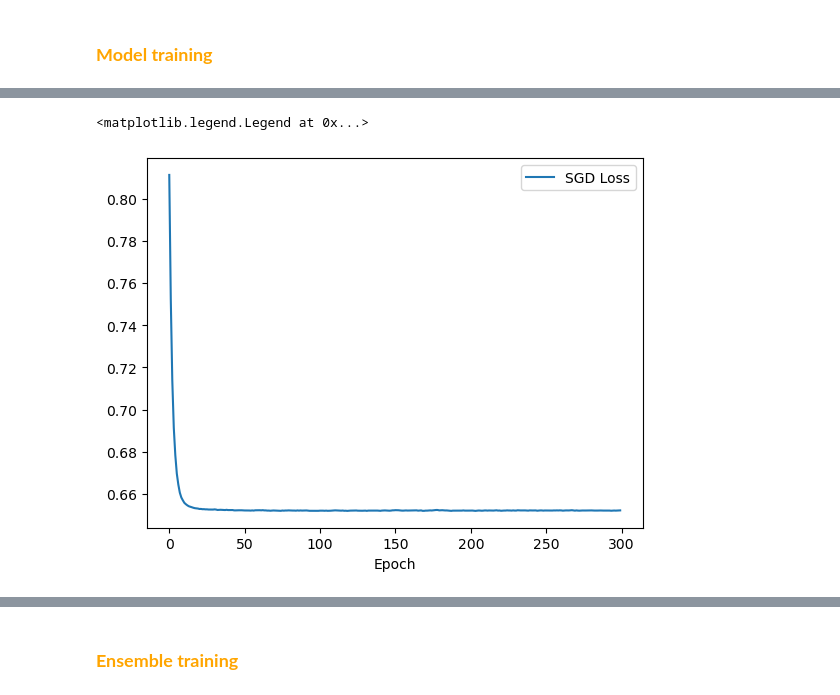
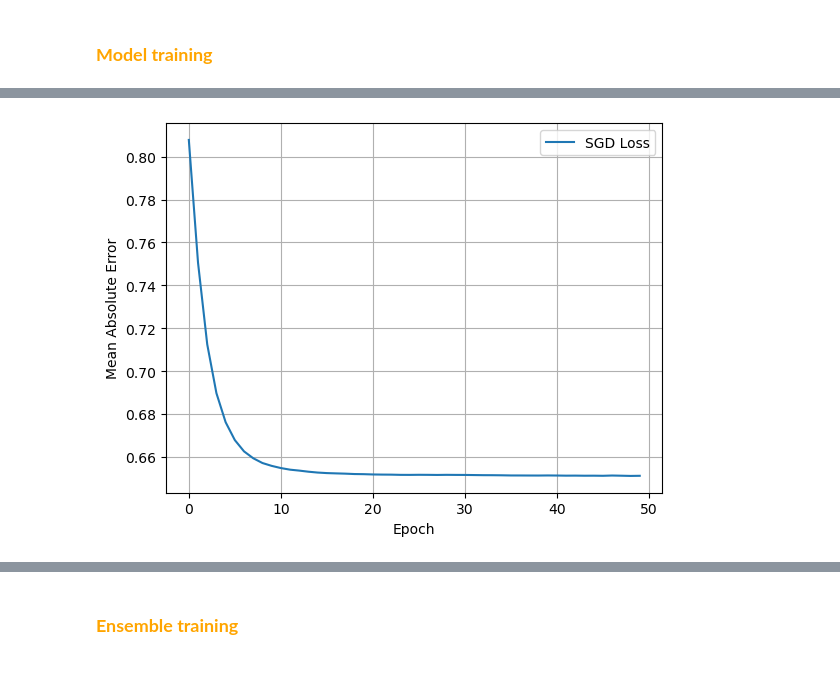
Before and after one commit to Yan-Tavares/ML_Projects, a Jupyter notebook: Final Project/Yan_code.ipynb, the cells around one changed output, grey strips where cells are left out. Saved outputs shown, nothing was run; the diff lists cells and outputs as text; code cells hidden in the pictures.

Commit message:
modified:   Final Project/Yan_code.ipynb 	modified:   Final Project/decision_tree 	modified:   Final Project/decision_tree.pdf

```diff
--- a/Final Project/Yan_code.ipynb
+++ b/Final Project/Yan_code.ipynb
@@ -25,10 +25,10 @@ def convert_education(education):
     education = education.replace('years', '')
 
     if '>16' in education:
-        return 20
+        return 18
 
     if '<9' in education:
-        return 4.5
+        return 6
 
     education = education.split('-')
     education = (float(education[-1])+float(education[0]))/2
@@ -364,12 +374,7 @@ from sklearn.linear_model import SGDRegressor
 
 def train_sgd_regressor(X, Y, params):
     model = SGDRegressor(**params)
-
     epochs = params['max_iter']
-
-    params['warm_start'] = True
-    params['max_iter'] = 1
-
 
     loss_values = []
     for epoch in range(epochs):
@@ -447,14 +454,14 @@ best_model, best_params_KNN =  grid_search(X_train, Y_train, model, param_grid_K
 print("------ Decision Tree Regressor -----")
 param_grid_Tree = {
     'criterion': ['squared_error', 'friedman_mse', 'absolute_error'],
-    'splitter': ['best', 'random'],
-    'max_depth': [10, 20, 30, 40],
+    'splitter': ['random'],
+    'max_depth': [10, 15, 20, 25],
     'min_samples_split': [2, 5, 10],
     'min_samples_leaf': [1, 2, 4, 8],
     'max_features': [None, 'sqrt', 'log2']
 }
 
-model = DecisionTreeRegressor()
+model = DecisionTreeRegressor(random_state=42)
 best_model, best_params_tree =  grid_search(X_train, Y_train, model, param_grid_Tree, cv=5)
 
 ####################################################################
@@ -464,17 +471,10 @@ param_grid_SGD = {
     'alpha': [0.0001, 0.001, 0.01, 0.1],
     'penalty': ['l2', 'l1', 'elasticnet'],
     'learning_rate': ['constant', 'optimal', 'invscaling', 'adaptive'],
-    'eta0': [0.00001,0.0001], 'max_iter': [25,50,100, 200]
+    'eta0': [0.00001,0.0001], 'max_iter': [50,100, 200]
 }
 
-# penaulty = the regularization term to prevent overfitting
-# alpha = the learning rate
-# max_iter = the number of iterations to run the model
-# warm_start = allows the model to continue training from the previous iteration
-# tol = the stopping criterion
-# List to store the loss values
-
-model = SGDRegressor()
+model = SGDRegressor(random_state=42)
 best_model, best_params_SGD =  grid_search(X_train, Y_train, model, param_grid_SGD, cv=5)
 # %% [output]
 ------ KNN Regressor -----
@@ -572,14 +565,16 @@ Val Loss: 0.5876
 ####################################################################
 # ------ SGD Regressor
 print("------ SGD Regressor -----")
-SGD_model, loss_values = train_sgd_regressor(X_train, Y_train, best_params_SGD)
-Y_pred_SGD = SGD_model.predict(X_val)
+SGD_model, training_loss_values_SGD = train_sgd_regressor(X_train, Y_train, best_params_SGD)
+Y_pred_SGD = SGD_model.predict(X_unseen)
 
-loss = mean_absolute_error(Y_val, Y_pred_SGD)
-print(f"Val Loss: {loss:.4f}")
+loss = mean_absolute_error(Y_unseen, Y_pred_SGD)
+print(f"Test Loss: {loss:.4f}")
 
-plt.plot(loss_values, label='SGD Loss')
+plt.plot(training_loss_values_SGD, label='SGD Loss')
 plt.xlabel('Epoch')
+plt.ylabel('Mean Absolute Error')
 plt.legend()
+plt.grid()
 # %% [output]
 ------ SGD Regressor -----
@@ -587,2 +582 @@ Val Loss: 0.6272
-<matplotlib.legend.Legend at 0x...>
-[figure, old version]
+[figure, new version]
```
Also changed, not shown: parts of 30 cells of this notebook, 2 other files.
